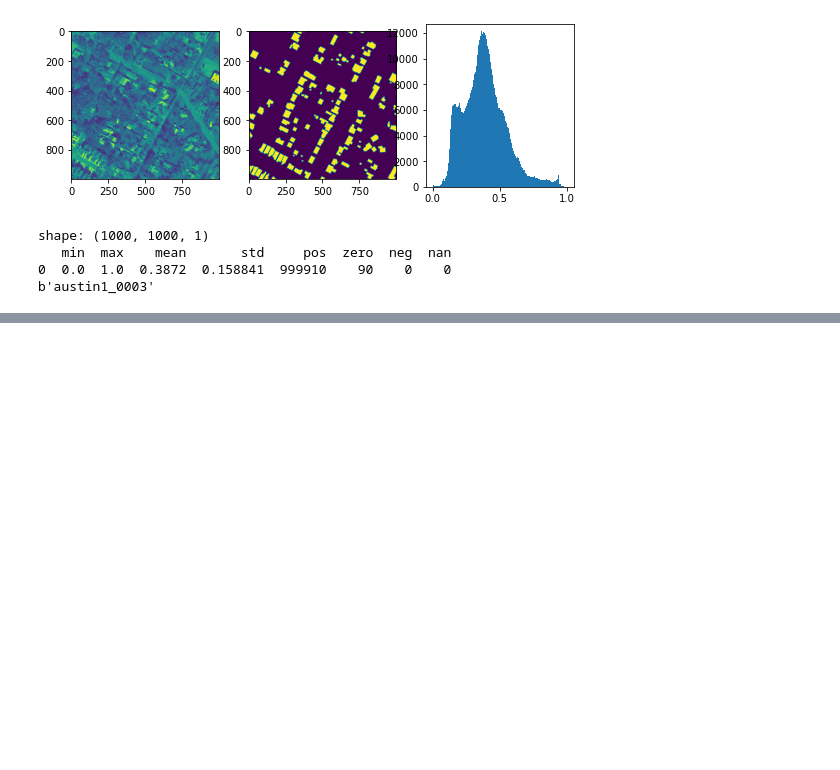
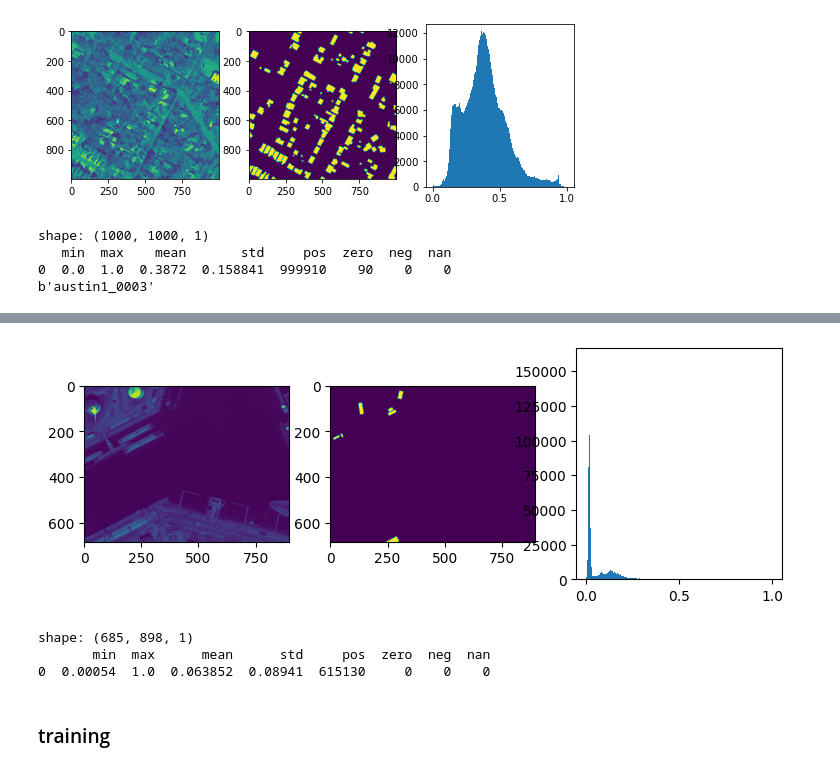
Before and after one commit to sandhi-artha/sn6_aug, a Jupyter notebook: notebook/inria.ipynb, the cells around one changed output, grey strips where cells are left out. Cells and saved outputs as stored; diff of their text form; code cells hidden in the pictures; blank space fills up the shorter version.

```diff
--- a/notebook/inria.ipynb
+++ b/notebook/inria.ipynb
@@ -348,0 +446,17 @@ b'austin1_0003'
+# %%
+pan_ds = tf.data.TFRecordDataset(pan_fns)
+for img, label, fn in pan_ds.map(read_tfrecord).take(1):
+    f,[ax1,ax2,ax3] = plt.subplots(1,3,figsize=(9,3))
+    ax1.imshow(img.numpy()[:,:,0])
+    ax2.imshow(label.numpy()[:,:,0])
+    show_hist(img.numpy(),ax=ax3)
+    plt.show()
+
+show_stats(img.numpy())
+# %% [output]
+[figure, added]
+shape: (685, 898, 1)
+       min  max      mean      std     pos  zero  neg  nan
+0  0.00054  1.0  0.063852  0.08941  615130     0    0    0
+# %% [markdown]
+### training
```
Also changed, not shown: parts of 11 cells of this notebook.
